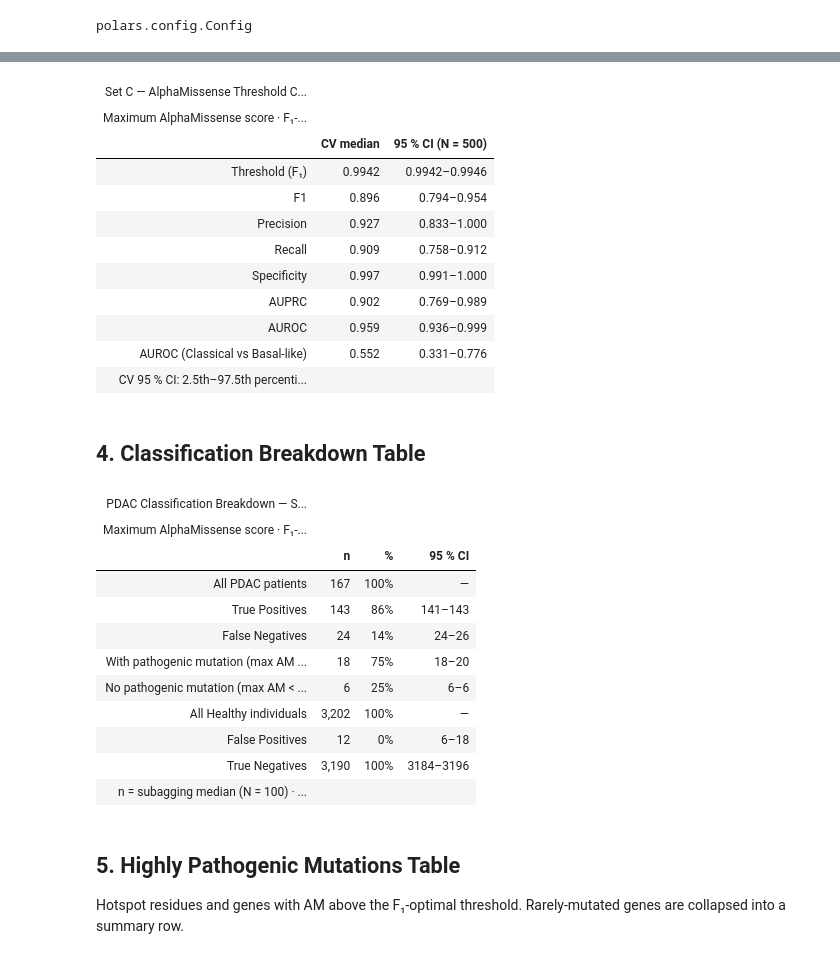
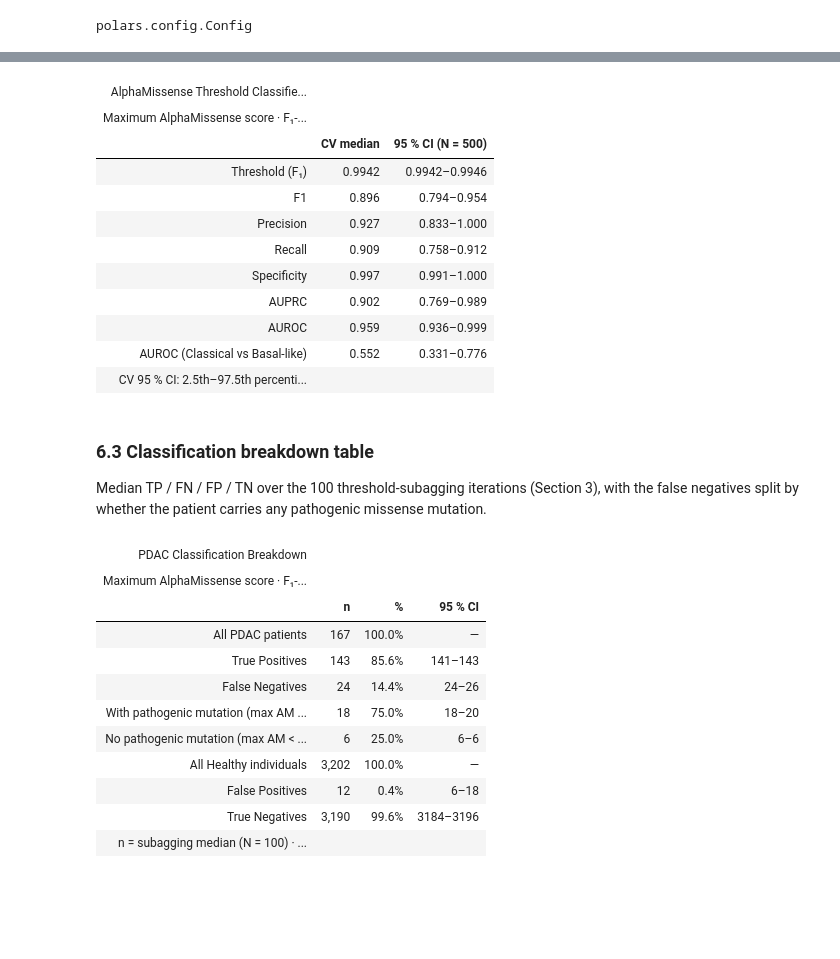
Before and after one commit to AlphaMissense-In-PDAC/AlphaMissense-In-PDAC, a Jupyter notebook: 2_Analyses/KO5_AM_threshold_classifier.ipynb, the cells around one changed output, grey strips where cells are left out. Drawn from its saved outputs; the diff is of its cells as text; code cells hidden in the pictures; blank space fills up the shorter version.

```diff
--- a/2_Analyses/KO5_AM_threshold_classifier.ipynb
+++ b/2_Analyses/KO5_AM_threshold_classifier.ipynb
@@ -82,7 +94,7 @@ COLOR_PDAC    = '#E69F00'
 COLOR_HEALTHY = '#56B4E9'
 DRIVER_GENES  = ['KRAS', 'TP53', 'SMAD4', 'CDKN2A']
 AM_PATH_MIN   = 0.564
-AM_BENIGN_MAX = 0.34   # upper limit benign zone (same as 03_validation_RQ12)
+AM_BENIGN_MAX = 0.34   # upper limit benign zone
 CLES_LB_MIN   = 0.70
 RANDOM_SEED   = 42
 NOTEBOOK_PREFIX = 'KO5'
@@ -95,13 +107,9 @@ WONG = {
     'blue':      '#0072B2', 'vermilion':'#D55E00', 'pink':     '#CC79A7',
 }
 
-NETWORK_DATA = Path('/zfsdata/BRP_DF/data')
-# LOCAL_DATA   = Path(r'C:/Users/daane/Desktop/DATA')
-LOCAL_DATA   = Path(r'C:/2604_BRP/Data')
-DATA_DIR     = NETWORK_DATA if NETWORK_DATA.exists() else LOCAL_DATA
-REPO_DATA    = Path('../3_Data')   # merged + healthy bootstrap parquets shipped with the repo
+REPO_DATA = Path('../3_Data')                 # merged + healthy bootstrap parquets shipped with the repo
+CACHE_DIR = REPO_DATA / 'cache' / 'KO5'       # gitignored; JSON results, recomputed when missing
+CACHE_DIR.mkdir(parents=True, exist_ok=True)
 
-print(f'Data dir    : {DATA_DIR}')
-print(f'AM_PATH_MIN : {AM_PATH_MIN}')
-print(f'CLES_LB_MIN : {CLES_LB_MIN}')
+print(f'Results cache : {CACHE_DIR.resolve()}')
 # %% [output]
@@ -964,30 +479,27 @@ Apparent metrics: F1=0.902  Prec=0.960  Rec=0.851  MCC=0.899
 # Per-fold metrics stored for CI decomposition and box plots.
 
 import json as _json_g
+from tqdm.auto import tqdm
 
 try:
     healthy_boot_lazy
 except NameError:
     healthy_boot_lazy = pl.scan_parquet(HEALTHY_BOOT_PATH)
 
-# ── Cache: auto-invalidate if fold metrics are missing ───────────────────────
+# ── Resume from cache (if present) ───────────────────────────────────────────
 sub_records_g = []
 _start_g = 0
 if CACHE_PATH_G.exists():
     with open(CACHE_PATH_G) as _f_g:
-        sub_records_g = _json_g.load(_f_g)
-    sub_records_g = sub_records_g[:N_SUB_G]
-    if sub_records_g and not all(k in sub_records_g[0]
-                                  for k in ('cv', 'fold_auprc', 'fold_f1')):
-        print('Cache missing per-fold metrics — regenerating.')
-        sub_records_g = []
-    else:
-        _start_g = len(sub_records_g)
-        print(f'Resuming \u00a7G subagging from iteration {_start_g}/{N_SUB_G}')
+        sub_records_g = _json_g.load(_f_g)[:N_SUB_G]
+    _start_g = len(sub_records_g)
+    print(f'Cache found: {_start_g}/{N_SUB_G} CV subagging iterations loaded' +
+          (' (computing the rest)' if _start_g < N_SUB_G else ''))
 
 _tcga_ids_nohyp = sorted([p for p in tcga_ids if p not in _outlier_t1])
 
-for _i_g in range(_start_g, N_SUB_G):
+for _i_g in tqdm(range(_start_g, N_SUB_G), initial=_start_g, total=N_SUB_G,
+                 desc='CV subagging', unit='iter'):
     _g1k_boot_g = (
         healthy_boot_lazy
         .filter(pl.col('bootstrap_id') == _i_g)
@@ -1052,11 +564,4 @@ for _i_g in range(_start_g, N_SUB_G):
 
     with open(CACHE_PATH_G, 'w') as _f_g:
         _json_g.dump(sub_records_g, _f_g)
-
-    if (_i_g + 1) % 10 == 0 or _i_g == N_SUB_G - 1:
-        print(f'  [{_i_g+1:3d}/{N_SUB_G}]  t={_t_g_i:.4f}  '
-              f'F1={_m_g_i["f1"]:.3f}  Prec={_m_g_i["precision"]:.3f}  '
-              f'Rec={_m_g_i["recall"]:.3f}')
-
-print('\u00a7G subagging complete.')
 # %% [output]
@@ -1500,7 +986,7 @@ LIGHT_T1 = [0]            # Threshold
 display(
     GT(df_t1)
     .tab_header(
-        title    = gtmd('**Set C — AlphaMissense Threshold Classifier: CV Performance**'),
+        title    = gtmd('**AlphaMissense Threshold Classifier: CV Performance**'),
         subtitle = gtmd(
             f'Maximum AlphaMissense score · F₁‑optimal threshold · '
             f'all genes · 5-fold CV (100 subagging × 5 folds)'
@@ -1515,11 +1001,11 @@ display(
     .tab_source_note(gtmd(
         'CV 95 % CI: 2.5th–97.5th percentile of 500 per-fold values '
         '(100 × 5 folds). '
-        'Threshold and MCC: §C.3 subagging median (N = 100).'
+        'Threshold: subagging median (N = 100).'
     ))
 )
 # %% [output]
-| Set C — AlphaMissense Threshold C... |  |  |
+| AlphaMissense Threshold Classifie... |  |  |
 | Maximum AlphaMissense score · F₁‑... |  |  |
 |  | CV median | 95 % CI (N = 500) |
 | Threshold (F₁) | 0.9942 | 0.9942–0.9946 |
@@ -1531,10 +1017,12 @@ display(
 | AUROC | 0.959 | 0.936–0.999 |
 | AUROC (Classical vs Basal-like) | 0.552 | 0.331–0.776 |
 | CV 95 % CI: 2.5th–97.5th percenti... |  |  |
-# %% [markdown]
-## 4. Classification Breakdown Table
+# %% [markdown]
+### 6.3 Classification breakdown table
+
+Median TP / FN / FP / TN over the 100 threshold-subagging iterations (Section 3), with the false negatives split by whether the patient carries any pathogenic missense mutation.
 # %%
-# ── Section 4: Great Tables — Classification breakdown ──────────────────────────
+# ── Classification breakdown table (Great Tables) ──────────────────────────────
 from great_tables import GT, md, style, loc
 
 _cats1    = df_ind_c['Category'].to_list()
@@ -1544,7 +1032,7 @@ _sub1     = [i for i, c in enumerate(_cats1) if c != c.strip()]
 (
     GT(df_ind_c)
     .tab_header(
-        title    = md('**PDAC Classification Breakdown — Set C**'),
+        title    = md('**PDAC Classification Breakdown**'),
         subtitle = md(
             f'Maximum AlphaMissense score · F₁‑optimal threshold = **{_t_c3:.4f}** · '
             f'all {n_genes_c:,} genes · '
@@ -1552,46 +1040,42 @@ _sub1     = [i for i, c in enumerate(_cats1) if c != c.strip()]
         ),
     )
     .cols_label(**{
         'Category':    '',
         'n':           'n',
         '%':           '%',
         '95% CI':      '95 % CI',
     })
     .cols_align(align='left',  columns=['Category'])
     .cols_align(align='right', columns=['n', '%', '95% CI'])
     .cols_width({'Category': '270px', 'n': '45px', '%': '55px', '95% CI': '115px'})
     .fmt_integer(columns=['n'])
     .tab_style(
         style     = style.text(weight='bold'),
         locations = loc.body(rows=_main1),
     )
     .tab_style(
         style     = style.text(color='#555555', style='italic'),
         locations = loc.body(rows=_sub1),
     )
     .tab_source_note(
         source_note=md(
             'n = subagging median (N = 100) · '
             '95 % CI = 2.5th– 97.5th percentile · '
             'Subagging: same 3 202 healthy individuals, '
             'mutations re-sampled per iteration (stochastic-k); PDAC patients fixed.'
         )
     )
 )
 # %% [output]
-| PDAC Classification Breakdown — S... |  |  |  |
+| PDAC Classification Breakdown |  |  |  |
 | Maximum AlphaMissense score · F₁‑... |  |  |  |
 |  | n | % | 95 % CI |
-| All PDAC patients | 167 | 100% | — |
-| True Positives | 143 | 86% | 141–143 |
-| False Negatives | 24 | 14% | 24–26 |
-| With pathogenic mutation (max AM ... | 18 | 75% | 18–20 |
-| No pathogenic mutation (max AM < ... | 6 | 25% | 6–6 |
-| All Healthy individuals | 3,202 | 100% | — |
-| False Positives | 12 | 0% | 6–18 |
-| True Negatives | 3,190 | 100% | 3184–3196 |
+| All PDAC patients | 167 | 100.0% | — |
+| True Positives | 143 | 85.6% | 141–143 |
+| False Negatives | 24 | 14.4% | 24–26 |
+| With pathogenic mutation (max AM ... | 18 | 75.0% | 18–20 |
+| No pathogenic mutation (max AM < ... | 6 | 25.0% | 6–6 |
+| All Healthy individuals | 3,202 | 100.0% | — |
+| False Positives | 12 | 0.4% | 6–18 |
+| True Negatives | 3,190 | 99.6% | 3184–3196 |
 | n = subagging median (N = 100) · ... |  |  |  |
-# %% [markdown]
-## 5. Highly Pathogenic Mutations Table
-
-Hotspot residues and genes with AM above the F₁-optimal threshold. Rarely-mutated genes are collapsed into a summary row.
```
Also changed, not shown: parts of 74 cells of this notebook, 2 other files.
